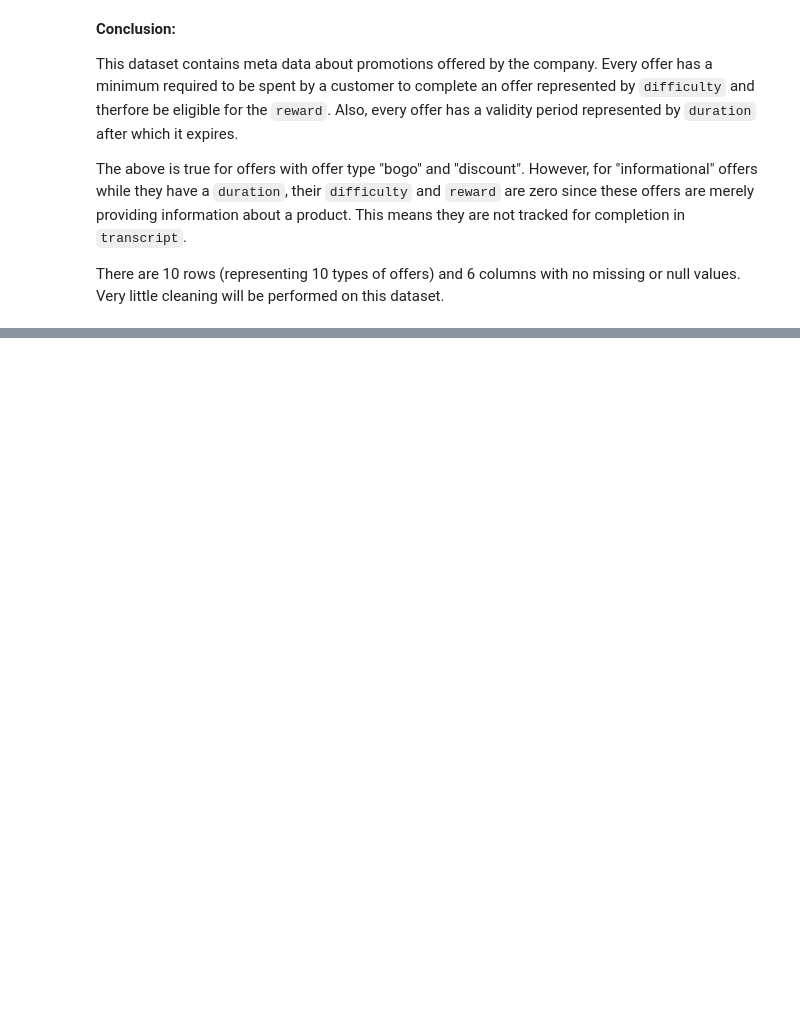
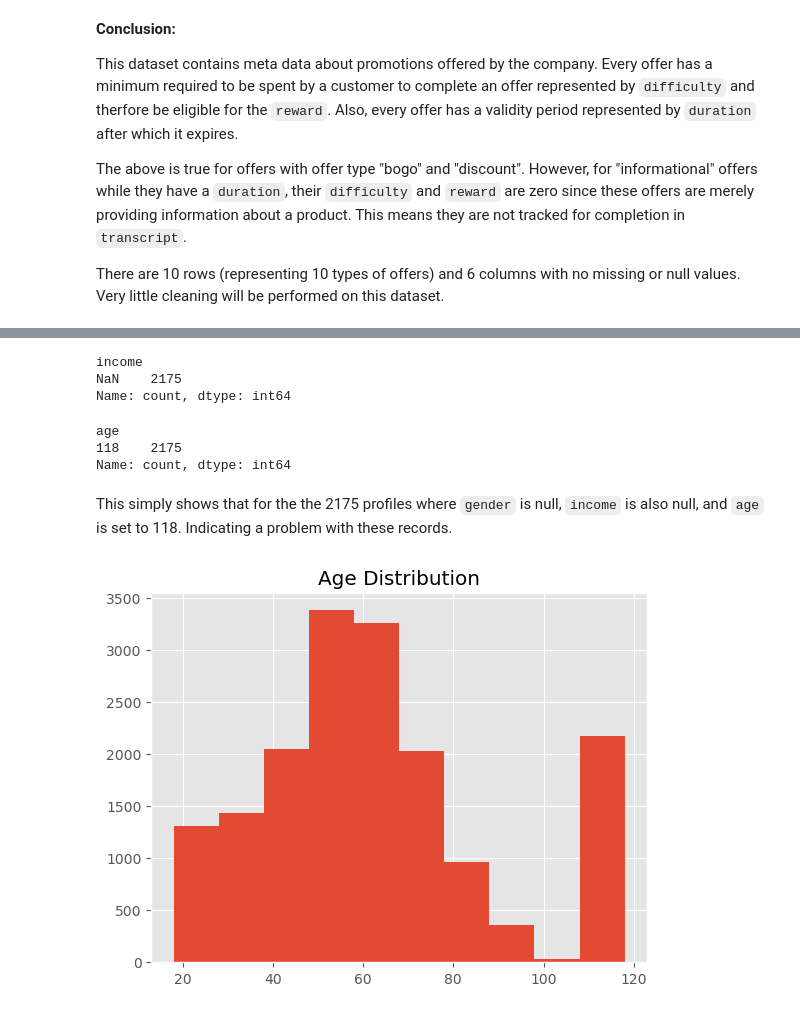
Before and after one commit to codeefy/Starbucks-Customer-Segmentation-, a Jupyter notebook: segmentation.ipynb, the cells around one changed output, grey strips where cells are left out. Drawn from its saved outputs; the diff is of its cells as text; code cells hidden in the pictures; blank space fills up the shorter version.

```diff
--- a/segmentation.ipynb
+++ b/segmentation.ipynb
@@ -182,0 +241,24 @@ There are 10 rows (representing 10 types of offers) and 6 columns with no missin
+# %%
+# value_counts of `income` where `gender` is null
+profile[profile.gender.isnull() == True].income.value_counts(dropna=False)
+# it will show the count of each unique value in the `income` column where the `gender` column has null values, including the count of null values if there are any.
+# %% [output]
+income
+NaN    2175
+Name: count, dtype: int64
+# %%
+# value_counts of `age` where `gender` is null
+profile[profile.gender.isnull() == True].age.value_counts()
+# %% [output]
+age
+118    2175
+Name: count, dtype: int64
+# %% [markdown]
+This simply shows that for the the 2175 profiles where `gender` is null, `income` is also null, and `age` is set to 118. Indicating a problem with these records.
+# %%
+# Check age distribution
+#plt.figure(figsize=(17,4))
+plt.hist(profile.age);
+plt.title('Age Distribution');
+# %% [output]
+[figure, added]
```
Also changed, not shown: parts of 22 cells of this notebook.
